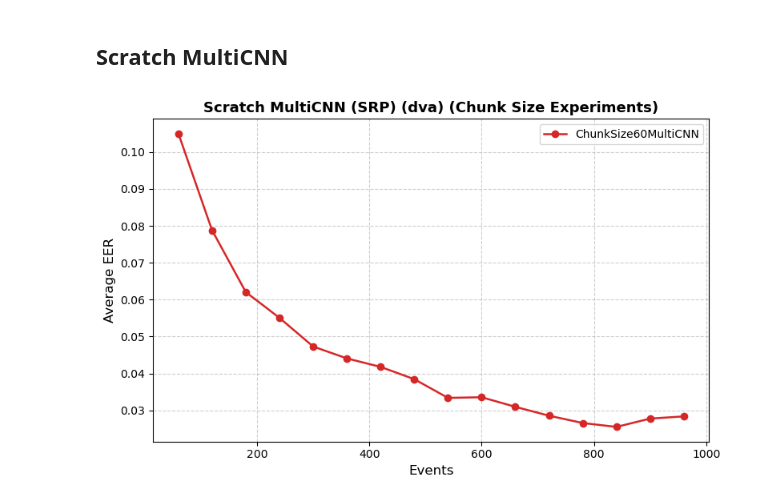
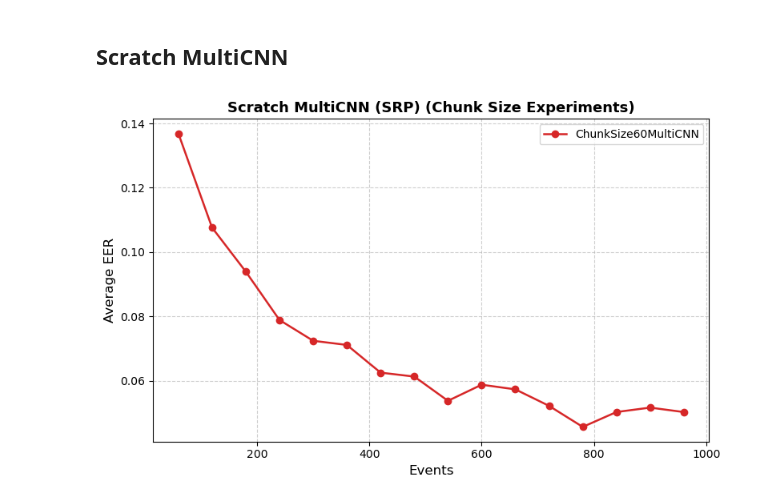
Before and after one commit to S-lijun/Mouse_Dynamics, a Jupyter notebook: Results_New.ipynb, the cells around one changed output. Drawn from its saved outputs; the diff is of its cells as text; code cells hidden in the pictures.

```diff
--- a/Results_New.ipynb
+++ b/Results_New.ipynb
@@ -753,7 +753,7 @@ df
 | 14 | XYPlot vs CDF | 15 | 10 | 2.49 | 3.04 | 0.55 | 0.575403 | ... |
 # %% [markdown]
 ## Scratch MultiCNN
-# %%
-plot_chunk_json_curves("Results/Scratch_MultiCNN/SRP/dvaChannel", max_event=1000, model="Scratch MultiCNN (SRP) (dva)")
-# %% [output]
-[figure, removed]
+# %%
+plot_chunk_json_curves("Results/Scratch_MultiCNN/SRP/OneChannel", max_event=1000, model="Scratch MultiCNN (SRP)")
+# %% [output]
+[figure, added]
```
Also changed, not shown: parts of 4 cells of this notebook, 3 other files.
